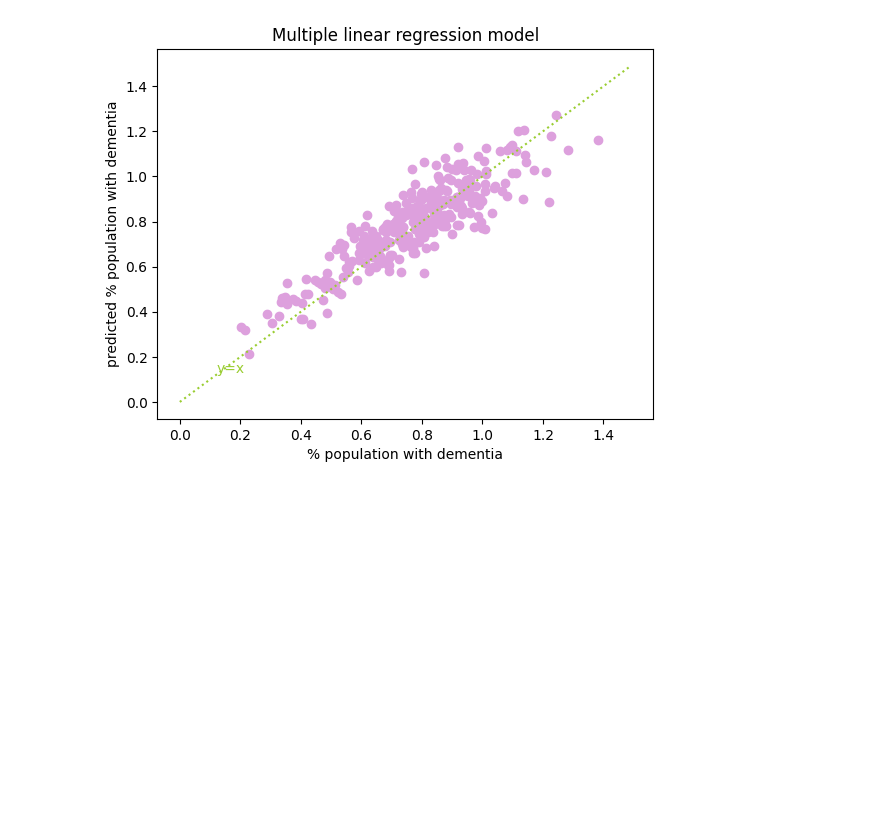
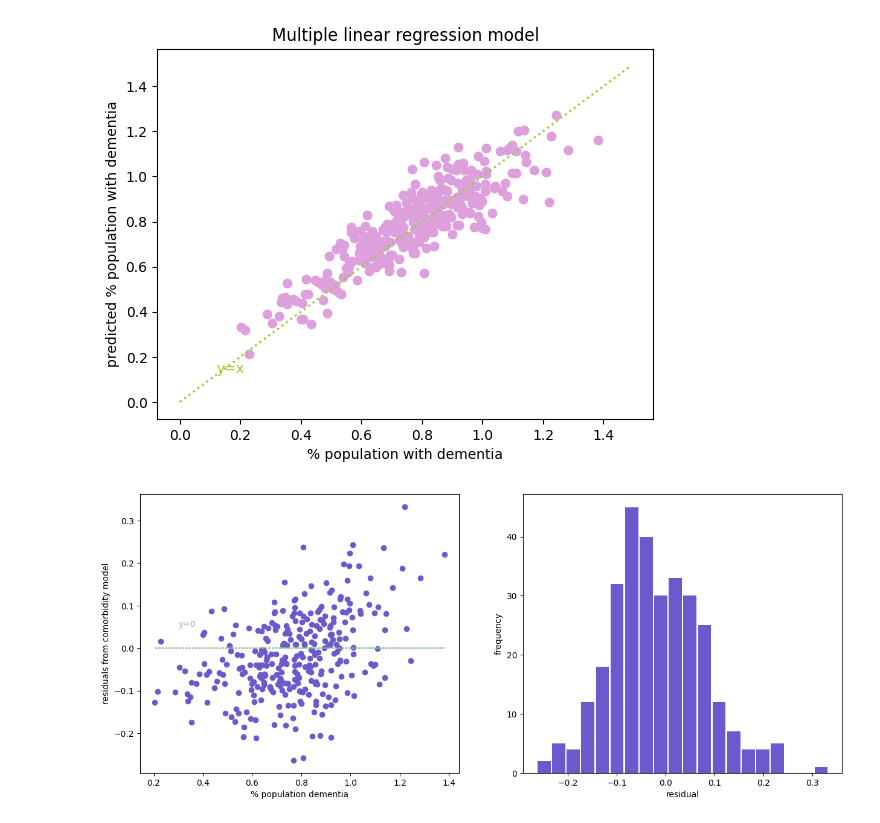
Before and after one commit to Bea-Taylor/DifDem_inequalities, a Jupyter notebook: nbs/core/04b_regression_model_trained_IMD.ipynb, the cells around one changed output. Cells and saved outputs as stored; diff of their text form; code cells hidden in the pictures; blank space fills up the shorter version.

```diff
--- a/nbs/core/04b_regression_model_trained_IMD.ipynb
+++ b/nbs/core/04b_regression_model_trained_IMD.ipynb
@@ -492,3 +492,24 @@ plt.text(0.12, 0.13, r'y=x', fontsize=10, color='yellowgreen')
 plt.show()
 # %% [output]
 [figure]
+# %%
+plt.subplots(nrows=1, ncols= 2, figsize = (15,6))
+
+GP_residuals = (y_test_all-y_pred_all_GP)
+
+# look at the residuals
+plt.subplot(1, 2, 1)
+plt.scatter(y_test_all, GP_residuals, color='slateblue')
+plt.plot(y_test_all, np.zeros(len(y_test_all)), ':', color='darkseagreen')
+plt.text(0.3, 0.05, r'y=0', fontsize=10, color='darkseagreen')
+plt.ylabel('residuals from comorbidity model')
+plt.xlabel('% population dementia')
+
+# histogram plot of the models residuals
+plt.subplot(1, 2, 2)
+plt.hist(GP_residuals, color='slateblue', rwidth=0.9, bins=20)
+plt.xlabel('residual')
+plt.ylabel('frequency')
+plt.show()
+# %% [output]
+[figure, added]
```
Also changed, not shown: parts of 3 cells of this notebook, 7 other files.
